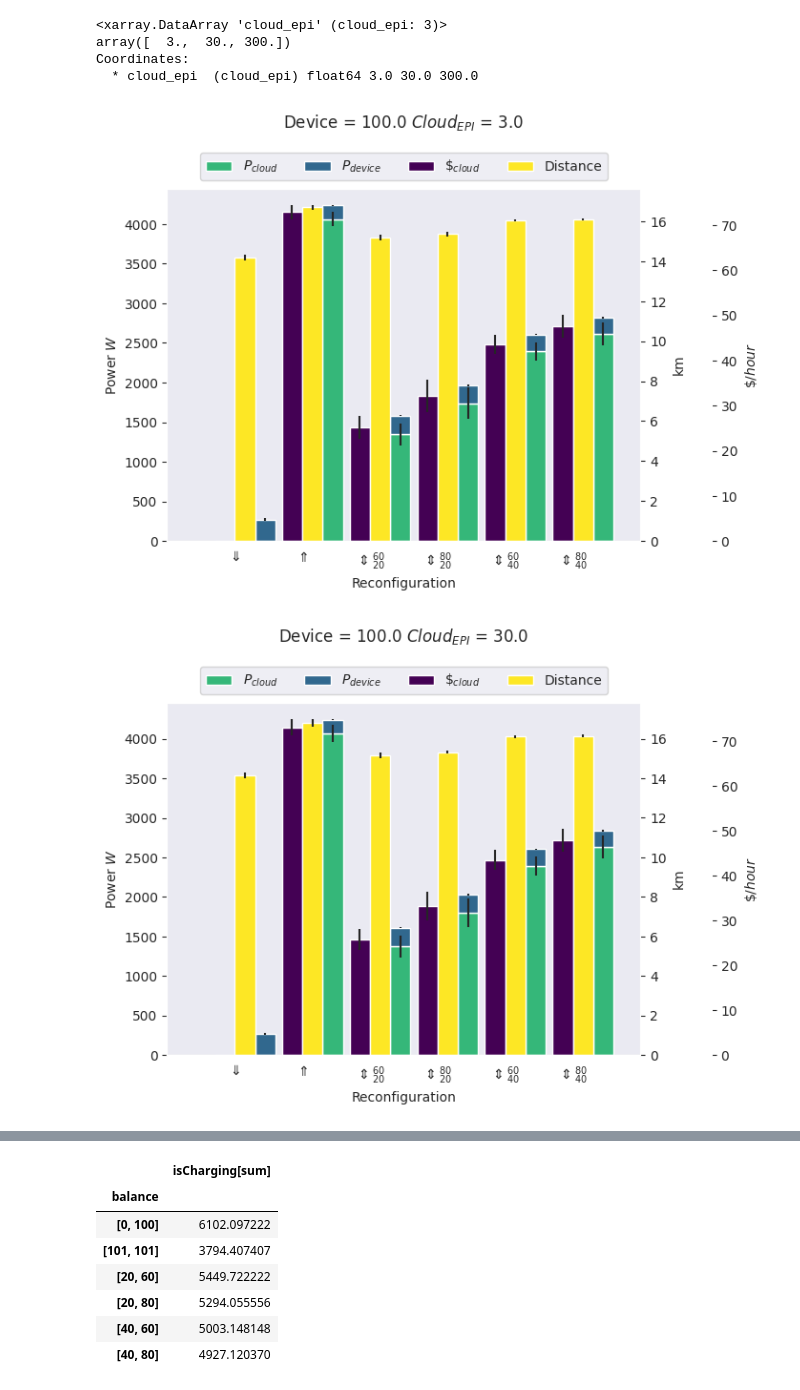
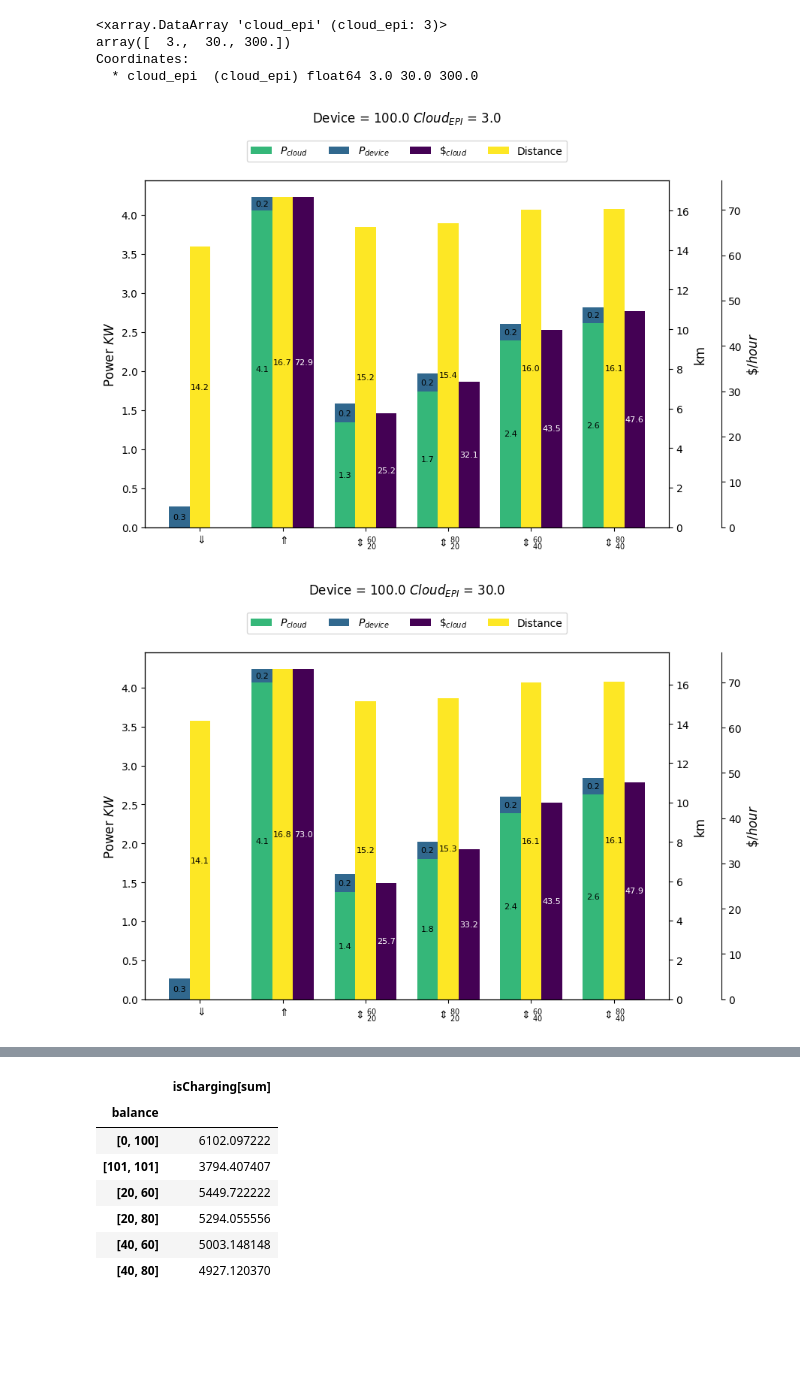
Before and after one commit to nicolasfara/pulvreakt-reconfiguration-evaluation, a Jupyter notebook: data-visualization/Data Visualization.ipynb, the cells around one changed output, grey strips where cells are left out. Cells and saved outputs as stored; diff of their text form; code cells hidden in the pictures; blank space fills up the shorter version.

Commit message:
Improve charts

```diff
--- a/data-visualization/Data Visualization.ipynb
+++ b/data-visualization/Data Visualization.ipynb
@@ -9,7 +9,7 @@ import matplotlib.pyplot as plt
 import matplotlib.cm as cmx
 import matplotlib.font_manager as fm
 import seaborn as sns
-sns.set_style("dark")
+# sns.set_style("dark")
 from utils import *
 # %%
 # CONFIGURE SCRIPT
@@ -176,54 +176,81 @@ def to_latex_label(labels):
             else:
                 out.append('$\\Updownarrow_{' + low + '}^{' + high + '}$')
     return out
 
 
 
 from itertools import product
 
 for comb in product(device_count_values, cloud_epi_values):
     raw_data = chart_data.sel({'device_count': comb[0], 'cloud_epi': comb[1]})
     raw_errors = chart_errors.sel({'device_count': comb[0], 'cloud_epi': comb[1]})
 
     chart_with_cost = raw_data.assign(cloud_cost=lambda x: x.instances * aws_cloud_cost)
+    chart_with_cost = chart_with_cost.assign(device_power=lambda x: x['batteryConsumption[sum]'] / 1000)
+    chart_with_cost = chart_with_cost.assign(cloud_power=lambda x: x['cloudConsumption[sum]'] / 1000)
+
     errors_with_cost = raw_errors.assign(cloud_cost=lambda x: x.instances * aws_cloud_cost)
-    chart_with_cost = chart_with_cost.drop_vars('instances')
-    errors_with_cost = errors_with_cost.drop_vars('instances')
+    errors_with_cost = errors_with_cost.assign(device_power=lambda x: x['batteryConsumption[sum]'] / 1000)
+    errors_with_cost = errors_with_cost.assign(cloud_power=lambda x: x['cloudConsumption[sum]'] / 1000)
+
     chart_pd = chart_with_cost.to_dataframe()
     errors_pd = errors_with_cost.to_dataframe()
 
-
-    fig = plt.figure()
-    ax = fig.add_subplot(1, 1, 1)
-    cost_x = ax.twinx()
-    cost_x.spines.right.set_position(("axes", 1.15))
-    distance_x = ax.twinx()
-
     scenarios = to_latex_label(chart_with_cost['balance'].to_numpy())
 
-    width = 0.3
+    device_consumption_values = chart_pd['device_power'].values
+    device_consumption_error = errors_pd['device_power'].values
 
-    chart_pd[['cloudConsumption[sum]', 'batteryConsumption[sum]']].plot.bar(ax=ax, yerr=errors_pd[['cloudConsumption[sum]', 'batteryConsumption[sum]']], color=['#35b779', '#31688e'], width=width, position=-1, stacked=True, label={'cloudConsumption[sum]': 'tt', 'rr': 're'})
-    chart_pd['distance[mean]'].plot.bar(ax=distance_x, yerr=errors_pd['distance[mean]'], color='#fde725', width=width, position=0, stacked=True, label='Distance')
-    chart_pd['cloud_cost'].plot.bar(ax=cost_x, yerr=errors_pd['cloud_cost'], color='#440154', width=width, position=1, stacked=True, label=r'$\$_{cloud}$')
+    cloud_consumption_values = chart_pd['cloud_power'].values
+    cloud_consumption_error = errors_pd['cloud_power'].values
+
+    distance_values = chart_pd['distance[mean]'].values
+    distance_error = errors_pd['distance[mean]'].values
+
+    cost_values = chart_pd['cloud_cost'].values
+    cost_error = errors_pd['cloud_cost'].values
+
+    bar_width = 0.25
+    x = np.arange(len(scenarios))
+
+    fig, ax = plt.subplots(figsize=(9,6))
+    distance_x = ax.twinx()
+    cost_x = ax.twinx()
+
+    # c = ax.bar(scenarios, cloud_consumption_values, yerr=cloud_consumption_error, width=bar_width, label=r'$P_{cloud}$', color='#35b779')
+    c = ax.bar(scenarios, cloud_consumption_values, width=bar_width, label=r'$P_{cloud}$', color='#35b779')
+    # d = ax.bar(scenarios, device_consumption_values, yerr=device_consumption_error, width=bar_width, bottom=cloud_consumption_values, label=r'$P_{battery}$', color='#31688e')
+    d = ax.bar(scenarios, device_consumption_values, width=bar_width, bottom=cloud_consumption_values, label=r'$P_{battery}$', color='#31688e')
+    # dis = distance_x.bar(x + bar_width, distance_values, yerr=distance_error, width=bar_width, label='Distance', color='#fde725')
+    dis = distance_x.bar(x + bar_width, distance_values, width=bar_width, label='Distance', color='#fde725')
+    # cost = cost_x.bar(x + 2 * bar_width, cost_values, yerr=cost_error, width=bar_width, label=r'$\$_{cloud}$', color='#440154')
+    cost = cost_x.bar(x + 2 * bar_width, cost_values, width=bar_width, label=r'$\$_{cloud}$', color='#440154')
+
+    for c in ax.containers:
+        labels = [f'{h:0.1f}' if (h := v.get_height()) != 0 else '' for v in c ]
+        ax.bar_label(c, labels=labels, label_type='center', fontsize=8)
+    distance_x.bar_label(dis, label_type='center', fmt='%.1f', fontsize=8)
+    for c in cost_x.containers:
+        labels = [f'{h:0.1f}' if (h := v.get_height()) != 0 else '' for v in c ]
+        cost_x.bar_label(c, labels=labels, label_type='center', fontsize=8, color='white')
+
+    plt.xticks(x + bar_width, scenarios)
+    cost_x.spines.right.set_position(("axes", 1.10))
+
+    ax.set_ylabel(r'Power $KW$', fontsize=12)
+    cost_x.set_ylabel(r'$\$ / hour$', fontsize=12)
+    distance_x.set_ylabel('km', fontsize=12)
 
     plt.title(f'Device = {comb[0]} $Cloud_{{EPI}}$ = {comb[1]}', loc='center', y=1.15)
-    ax.set_xlabel('Reconfiguration')
-    ax.set_ylabel('Power $W$')
-    cost_x.set_ylabel(r'$\$ / hour$')
-    distance_x.set_ylabel('km')
 
     lines, _ = ax.get_legend_handles_labels()
     lines2, labels2 = cost_x.get_legend_handles_labels()
     lines3, labels3 = distance_x.get_legend_handles_labels()
     ax.legend().remove()
     cost_x.legend().remove()
-    distance_x.legend(lines + lines2 + lines3, [r'$P_{cloud}$', r'$P_{device}$'] + labels2 + labels3, loc='upper center', ncol=4, bbox_to_anchor=(0.5, 1.12))
+    distance_x.legend(lines + lines2 + lines3, [r'$P_{cloud}$', r'$P_{device}$'] + labels2 + labels3, loc='upper center', ncol=4, bbox_to_anchor=(0.5, 1.13))
 
-    ax.set_xticks(ax.get_xticks())
-    ax.set_xticklabels(scenarios, rotation='horizontal')
-    ax.set_ylim(0, None)
-    ax.set_xlim(-1, 6)
+    plt.show()
 # %% [output]
-[figure, old version]
+[figure, new version]
-[figure, old version]
+[figure, new version]
```
Also changed, not shown: parts of 7 cells of this notebook.
